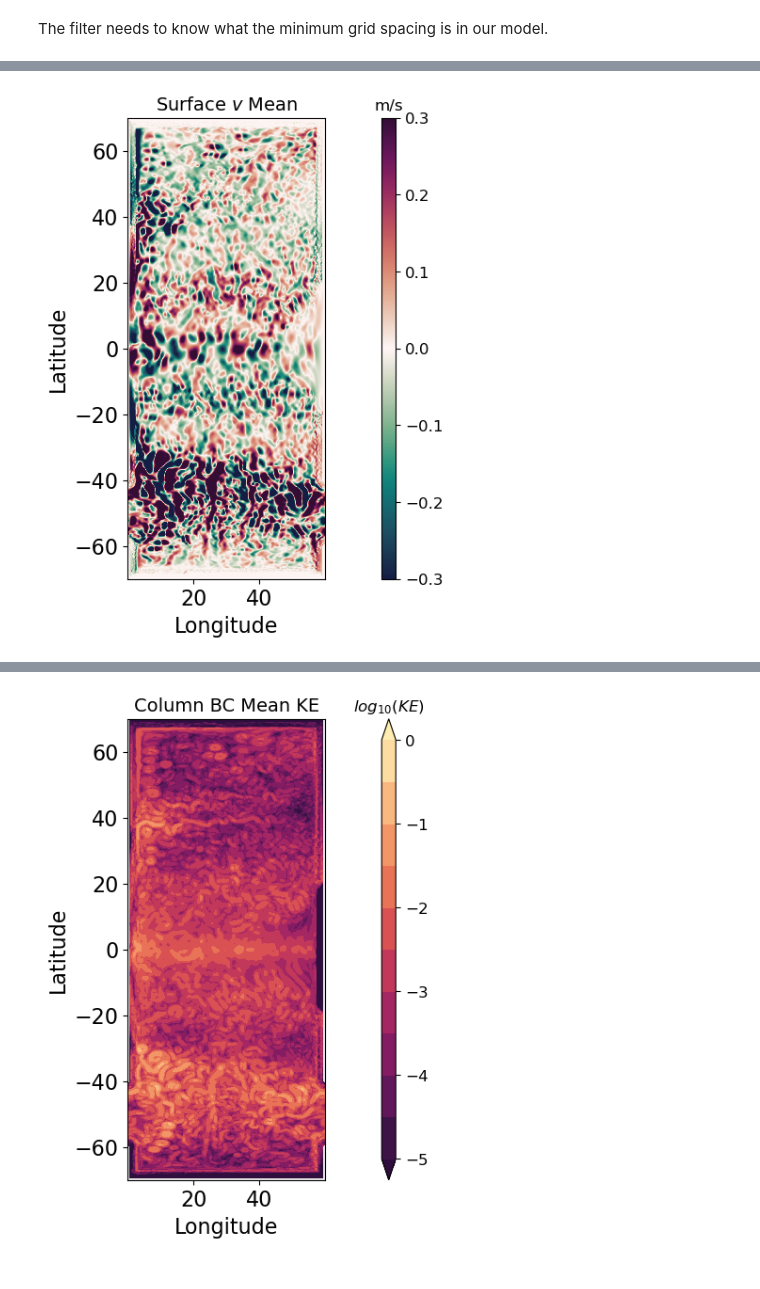
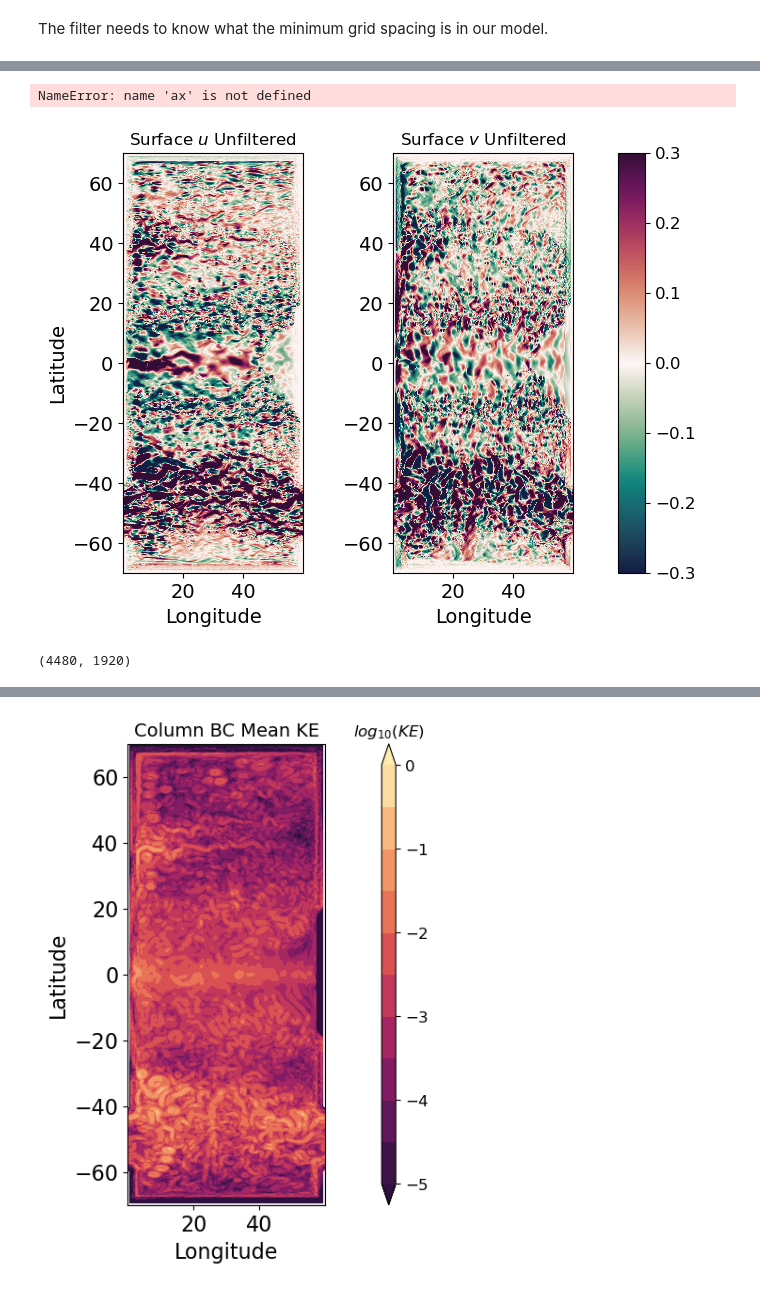
Before and after one commit to ElizabethYankovsky/Neverworld2-Analysis, a Jupyter notebook: GCM-filters-tutorial.ipynb, the cells around one changed output, grey strips where cells are left out. Saved outputs shown, nothing was run; the diff lists cells and outputs as text; code cells hidden in the pictures.

```diff
--- a/GCM-filters-tutorial.ipynb
+++ b/GCM-filters-tutorial.ipynb
@@ -296,27 +376,34 @@ plt.show()
 # %%
-#Plotting filtered velocities for whole domain
-fig = plt.figure(figsize=(5, 7), dpi=100, facecolor='w', edgecolor='k')
-ax1 = fig.add_axes([0.15,0.2,0.6,0.7])
-ax2 = fig.add_axes([.78, 0.2, 0.03, 0.7])
+#Plotting unfiltered velocities for whole domain
+fig = plt.figure(figsize=(9, 6), dpi=100, facecolor='w', edgecolor='k')
+ax1 = fig.add_axes([0.15,0.2,0.3,0.7])
+#axc1 = fig.add_axes([0.45,0.2,0.03,0.7])
+ax2 = fig.add_axes([0.45,0.2,0.3,0.7])
+axc2 = fig.add_axes([.75, 0.2, 0.03, 0.7])
+
 ax1.set_facecolor((0.92, 0.92, 0.92))
-ax1.set_xlabel('Longitude',fontsize=16)
-ax1.set_ylabel('Latitude',fontsize=16)
-ax1.tick_params(labelsize=16);
+ax1.set_xlabel('Longitude',fontsize=14); ax2.set_xlabel('Longitude',fontsize=14)
+ax1.set_ylabel('Latitude',fontsize=14)
+ax1.tick_params(labelsize=14);
 ax2.tick_params(labelsize=14)
 
 levels=np.linspace(-5,0,11)
 
-ax1.set_title('Surface $v$ Mean',fontsize=14)
-
-
+ax1.set_title('Surface $u$ Unfiltered',fontsize=12)
+ax2.set_title('Surface $v$ Unfiltered',fontsize=12)
+#var = KEfull_filtered[0,:,:]
 #var[200:360,:]=np.nan
 
-plotted =ax1.pcolor(xhp,yhp,v_mean[0,:,:],cmap=cmocean.cm.curl,vmin=-0.3,vmax=0.3)
+plotted1 =ax1.pcolorfast(xhp,yhp,u_interp[0,:,:],cmap=cmocean.cm.curl,vmin=-0.3,vmax=0.3)
+plotted2 =ax2.pcolorfast(xhp,yhp,v_interp[0,:,:],cmap=cmocean.cm.curl,vmin=-0.3,vmax=0.3)
 ax1.set_aspect('equal', 'box')
-cbar = plt.colorbar(mappable=plotted, cax=ax2, orientation = 'vertical');
+ax2.set_aspect('equal', 'box')
+
+cbar = plt.colorbar(mappable=plotted2, cax=axc2, orientation = 'vertical');
 cbar.ax.tick_params(labelsize=12);
-ax2.set_title('m/s')
+ax.set_title('m/s')
 #
 plt.show()
 # %% [output]
+NameError: name 'ax' is not defined
-[figure, old version]
+[figure, new version]
@@ -323,3 +412,7 @@ plt.show()
+# %%
+u_interp[0,:,:].shape
+# %% [output]
+(4480, 1920)
 # %%
 #Plotting KE for whole domain (FILTERED KE)
 fig = plt.figure(figsize=(5, 7), dpi=100, facecolor='w', edgecolor='k')
```
Also changed, not shown: parts of 23 cells of this notebook, 1 other file.
